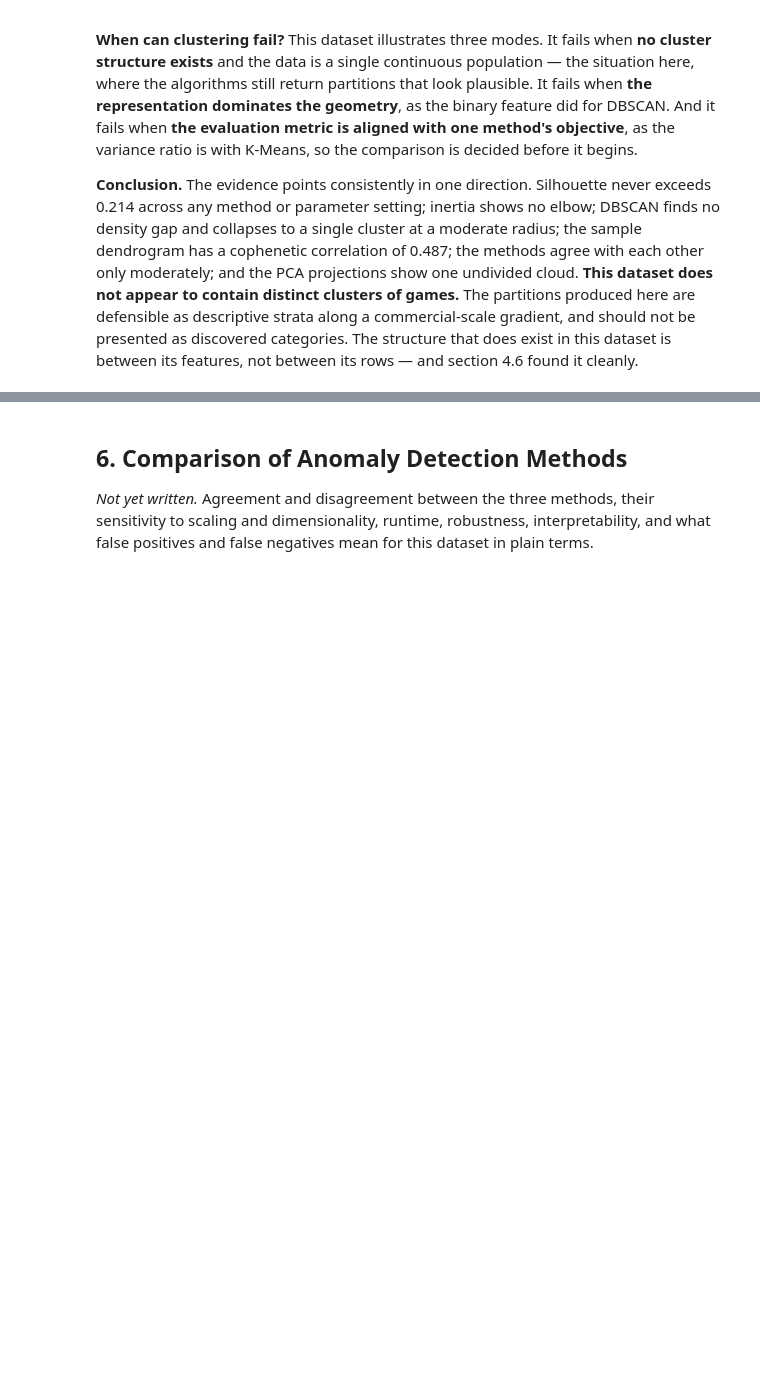
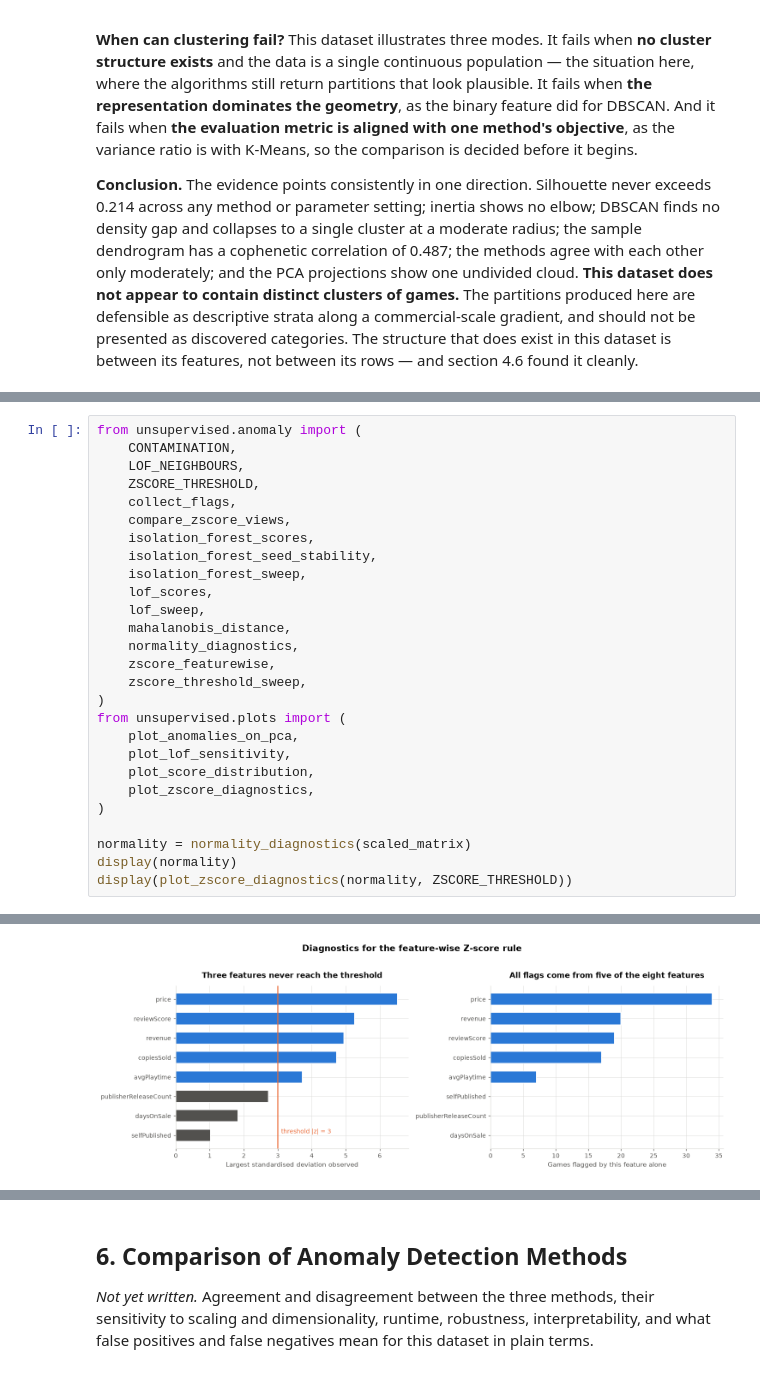
Before and after one commit to shonmazon/Data_Science, a Jupyter notebook: assignment3-unsupervised/notebooks/steam_unsupervised.ipynb, the cells around one changed output, grey strips where cells are left out. Cells and saved outputs as stored; diff of their text form; blank space fills up the shorter version.

```diff
--- a/assignment3-unsupervised/notebooks/steam_unsupervised.ipynb
+++ b/assignment3-unsupervised/notebooks/steam_unsupervised.ipynb
@@ -1756,0 +1769,28 @@ features, not between its rows — and section 4.6 found it cleanly.
+# %%
+from unsupervised.anomaly import (
+    CONTAMINATION,
+    LOF_NEIGHBOURS,
+    ZSCORE_THRESHOLD,
+    collect_flags,
+    compare_zscore_views,
+    isolation_forest_scores,
+    isolation_forest_seed_stability,
+    isolation_forest_sweep,
+    lof_scores,
+    lof_sweep,
+    mahalanobis_distance,
+    normality_diagnostics,
+    zscore_featurewise,
+    zscore_threshold_sweep,
+)
+from unsupervised.plots import (
+    plot_anomalies_on_pca,
+    plot_lof_sensitivity,
+    plot_score_distribution,
+    plot_zscore_diagnostics,
+)
+
+normality = normality_diagnostics(scaled_matrix)
+display(normality)
+display(plot_zscore_diagnostics(normality, ZSCORE_THRESHOLD))
+# %% [output]
@@ -1756,0 +1807 @@ features, not between its rows — and section 4.6 found it cleanly.
+[figure, added]
```
Also changed, not shown: parts of 13 cells of this notebook, 2 other files.
